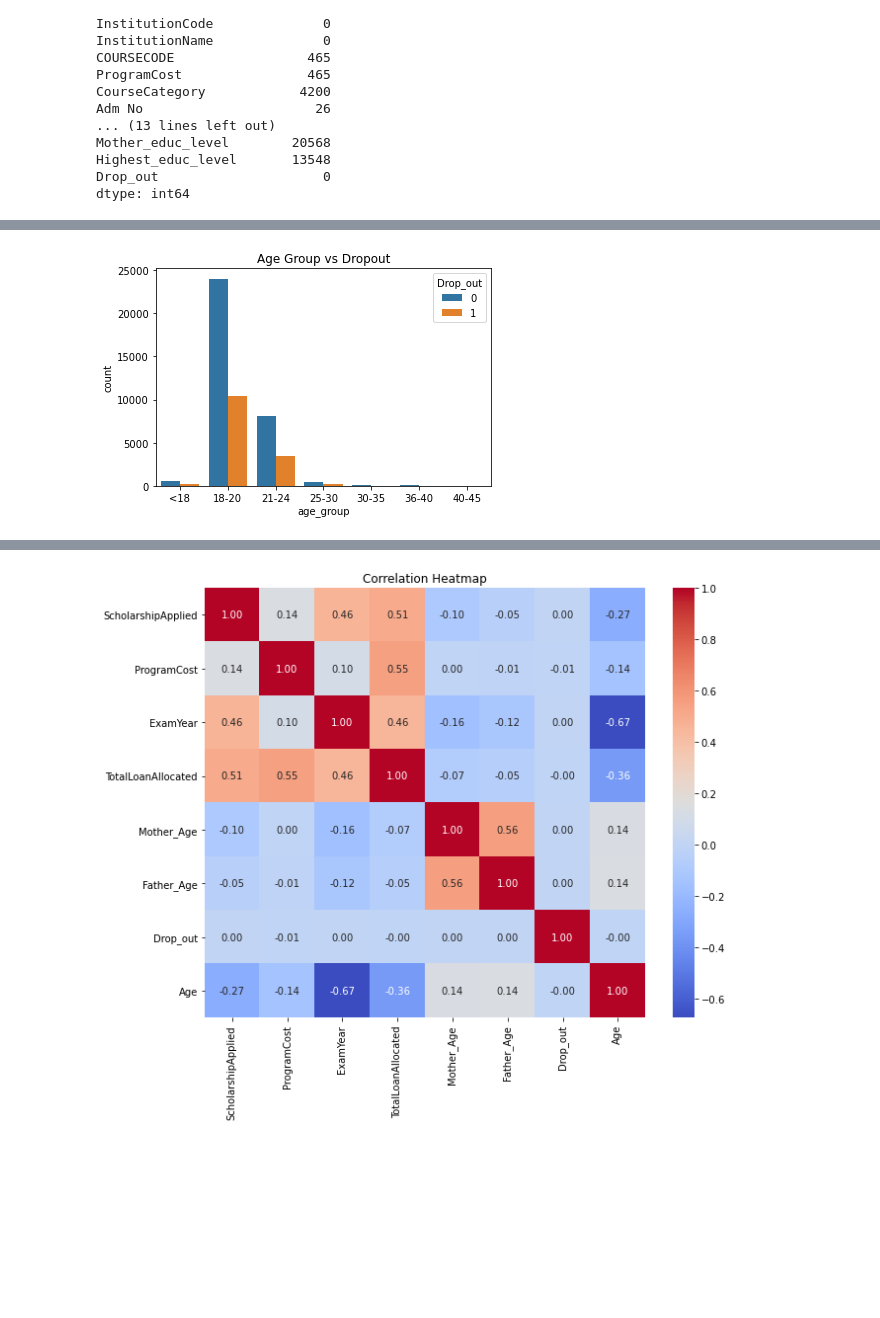
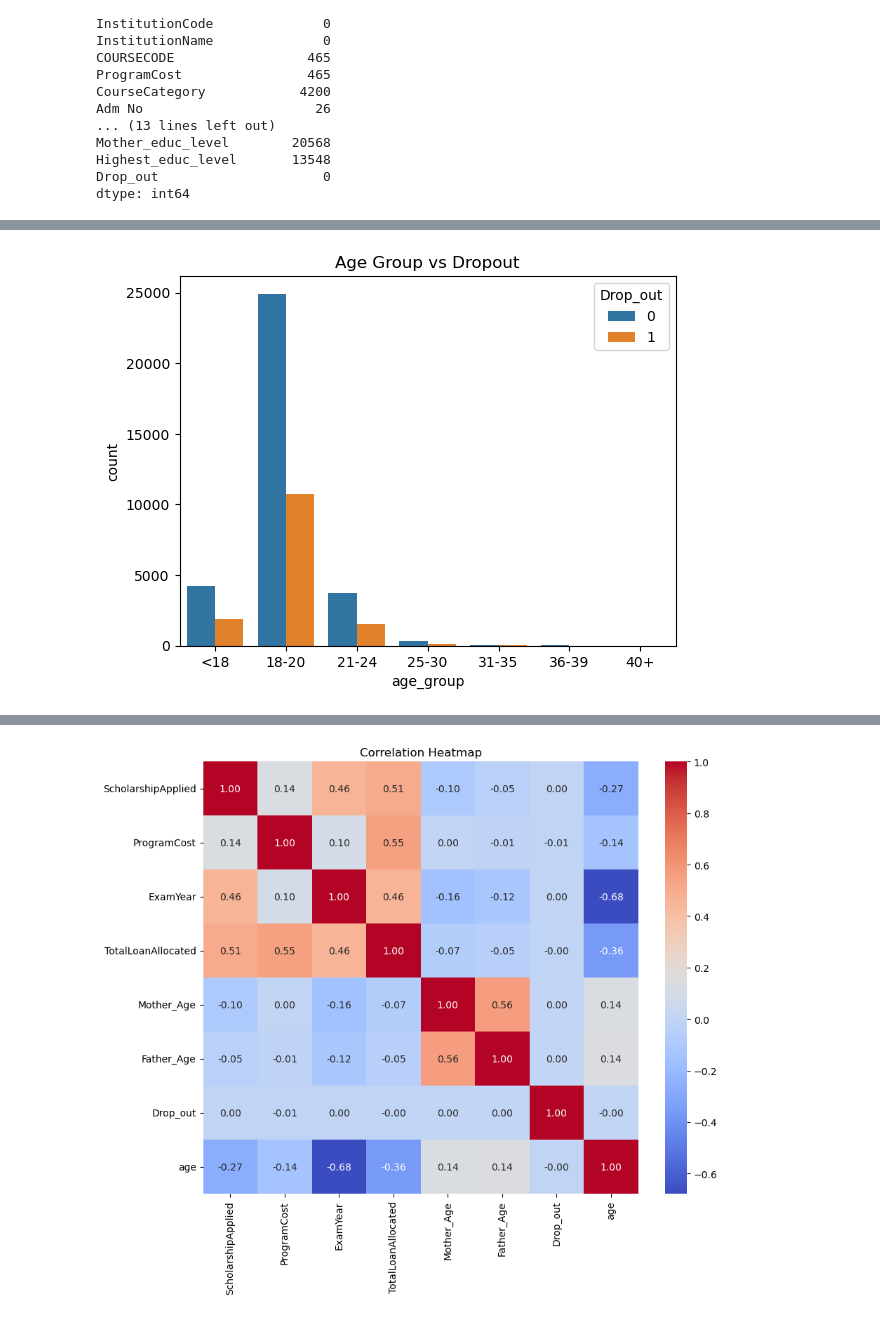
Before and after one commit to geoffreykemboi/Student_dropout_prediction_project, a Jupyter notebook: index.ipynb, the cells around one changed output, grey strips where cells are left out. Drawn from its saved outputs; the diff is of its cells as text; code cells hidden in the pictures; blank space fills up the shorter version.

```diff
--- a/index.ipynb
+++ b/index.ipynb
@@ -173,6 +131,6 @@ dtype: int64
 #After careful evaluation, we decided to drop the rows in the columns with missing values
 
 School_df=School_df.dropna(subset=["Gender","County","ProgramCost","CourseCategory",
-                                   "Father_educ_level","Mother_educ_level","LoanStatus", "Age"])
-School_df.info()
+                                   "Father_educ_level","Mother_educ_level","LoanStatus","Highest_educ_level"])
+School_df.head()
 # %% [output]
@@ -240,0 +212,14 @@ memory usage: 7.6+ MB
+# %%
+# Creating the Age column
+
+# convert to datetime
+School_df["Birthdate"] = pd.to_datetime(School_df["Birthdate"], errors="coerce")
+
+# today's date
+today = datetime.today()
+
+# create age column
+School_df["age"] = School_df["Birthdate"].apply(
+    lambda x: today.year - x.year - ((today.month, today.day) < (x.month, x.day))
+    if pd.notnull(x) else None
+)
@@ -240,0 +246,2 @@ memory usage: 7.6+ MB
+# %%
+School_df.drop(School_df[School_df['age'] < 16].index, inplace=True)
@@ -252,2 +344,2 @@ plt.show()
 # %%
-School_df= School_df[(School_df['Age'] >= 15) & (School_df['Age'] <= 50)]
+School_df= School_df[(School_df['age'] >= 15) & (School_df['age'] <= 50)]
@@ -303,12 +423,12 @@ plt.show()
 # %%
-bins = [0, 17, 20, 24, 30, 34, 39, 100]
-labels = ['<18', '18-20', '21-24', '25-30', '30-35','36-40','40-45']
+bins = [0, 18, 21, 25, 31, 36, 40, 100]
+labels = ['<18', '18-20', '21-24', '25-30', '31-35', '36-39', '40+']
 
-School_df['age_group'] = pd.cut(School_df['Age'], bins=bins, labels=labels)
+School_df['age_group'] = pd.cut(School_df['age'], bins=bins, labels=labels)
 
 sns.countplot(x='age_group', hue='Drop_out', data=School_df)
 
 plt.title('Age Group vs Dropout')
 plt.show()
 # %% [output]
-[figure, old version]
+[figure, new version]
```
Also changed, not shown: parts of 62 cells of this notebook, 1 other file.
